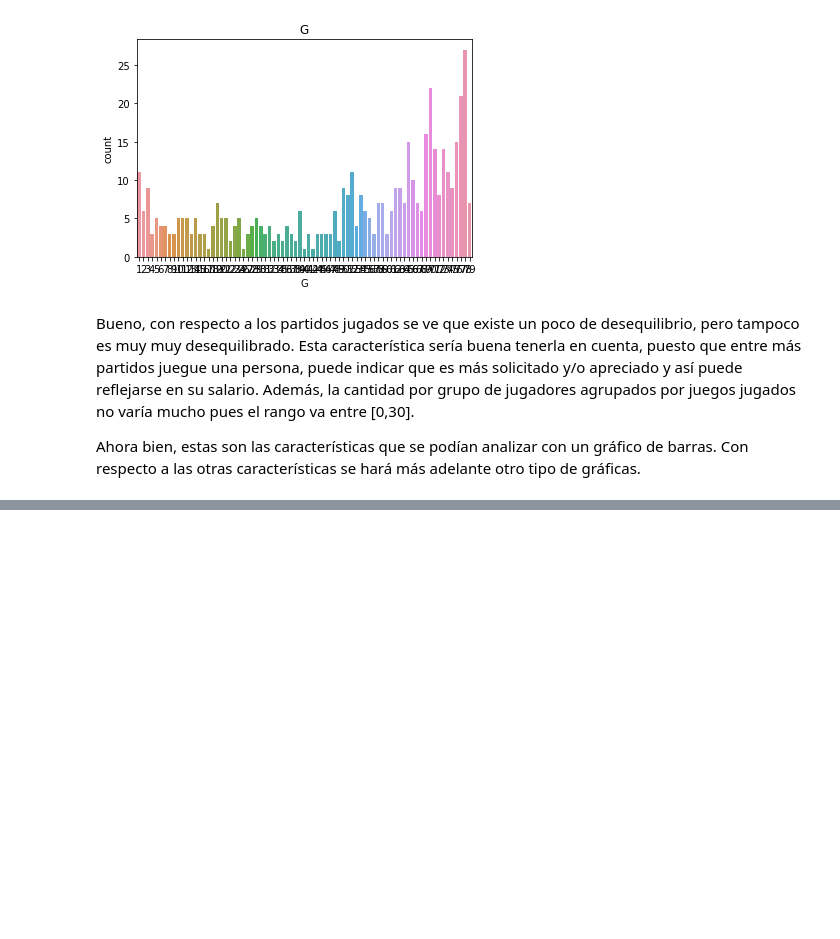
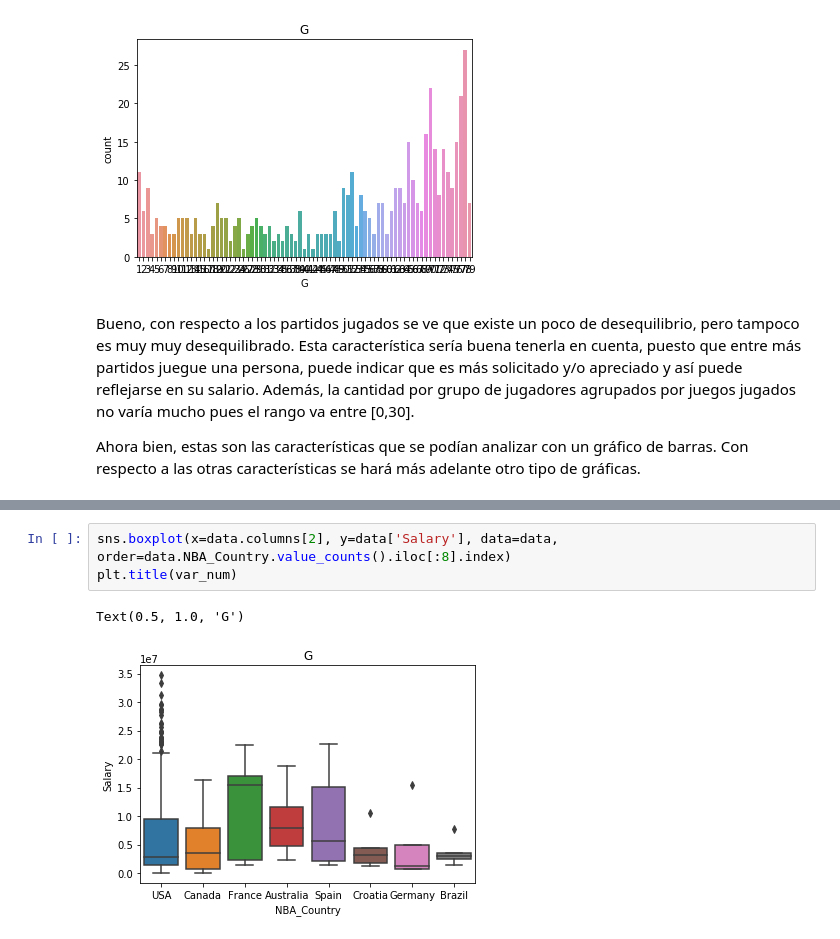
Before and after one commit to StevenMaMei/DataAnalyticsFinalProject, a Jupyter notebook: PrimerEntrega.ipynb, the cells around one changed output, grey strips where cells are left out. Cells and saved outputs as stored; diff of their text form; blank space fills up the shorter version.

```diff
--- a/PrimerEntrega.ipynb
+++ b/PrimerEntrega.ipynb
@@ -218,0 +231,6 @@ Ahora bien, estas son las características que se podían analizar con un gráfi
+# %%
+sns.boxplot(x=data.columns[2], y=data['Salary'], data=data, order=data.NBA_Country.value_counts().iloc[:8].index)
+plt.title(var_num)
+# %% [output]
+Text(0.5, 1.0, 'G')
+[figure, added]
```
Also changed, not shown: parts of 14 cells of this notebook.
